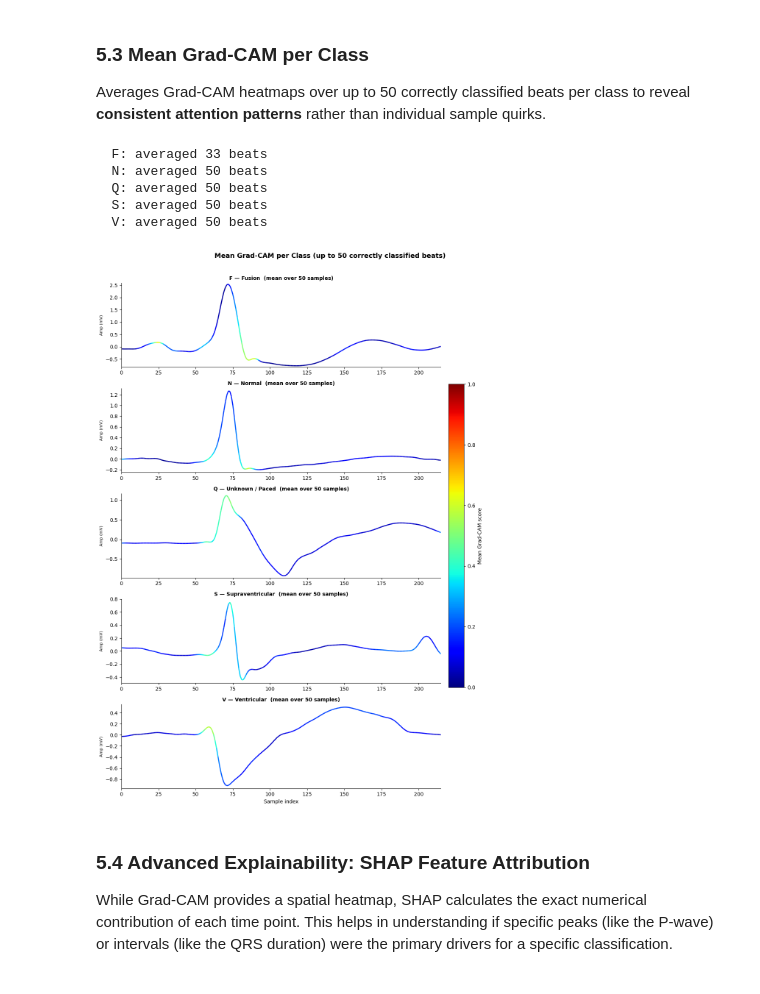
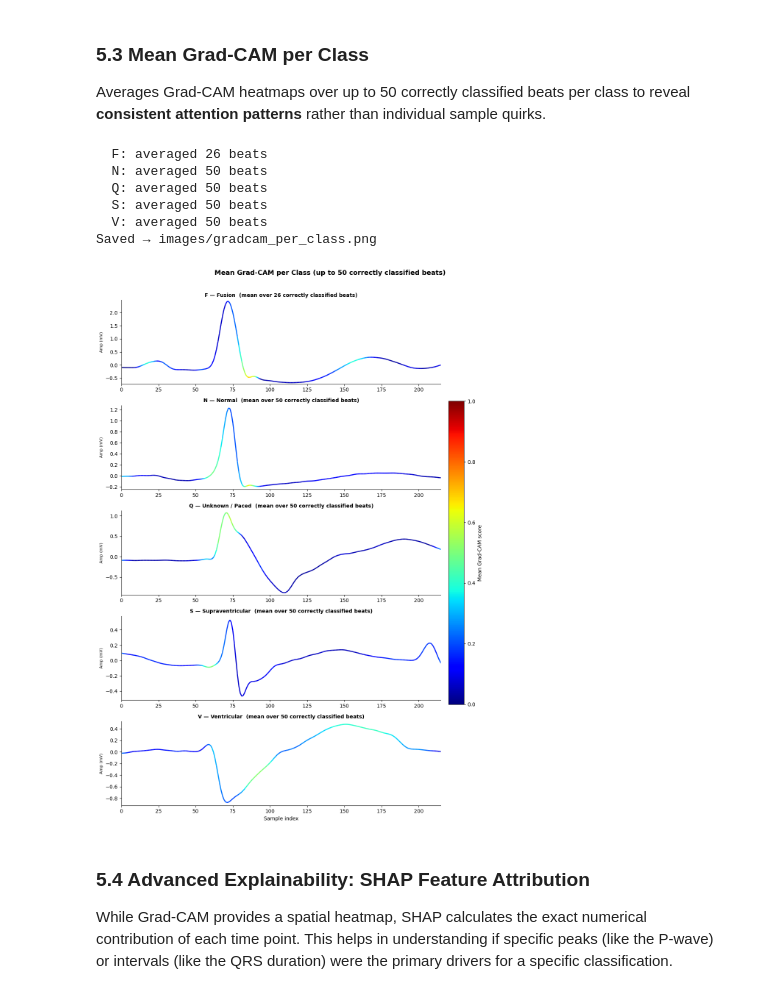
Before and after one commit to Sanugiw/ECG-Arrhythmia-Classifier, a Jupyter notebook: model_training.ipynb, the cells around one changed output. Drawn from its saved outputs; the diff is of its cells as text; code cells hidden in the pictures.

```diff
--- a/model_training.ipynb
+++ b/model_training.ipynb
@@ -800,9 +808,10 @@ plt.show()
 
 Averages Grad-CAM heatmaps over up to 50 correctly classified beats per class to reveal **consistent attention patterns** rather than individual sample quirks.
 # %%
+# ── Publication Figure 2: Representative Grad-CAM Heatmap per Class ────────
 MAX_SAMPLES = 50
 
-class_maps, class_signals = {}, {}
+class_maps, class_signals, class_counts = {}, {}, {}
 
 for cls in np.unique(y_true):
     idx = np.where((y_true == cls) & (y_pred == cls))[0][:MAX_SAMPLES]
@@ -821,10 +830,9 @@ for cls in np.unique(y_true):
     if heatmaps:
         class_maps[cls]    = np.mean(heatmaps, axis=0)
         class_signals[cls] = np.mean(signals,  axis=0)
+        class_counts[cls]  = len(heatmaps)
         print(f"  {encoder.classes_[cls]}: averaged {len(heatmaps)} beats")
 
-
-# Plot
 n    = len(class_maps)
 norm = Normalize(vmin=0, vmax=1)
 
@@ -833,48 +841,49 @@ if n == 1:
     axes = [axes]
 
 for ax, cls in zip(axes, sorted(class_maps.keys())):
-    sig = class_signals[cls]
-    hm  = class_maps[cls]
-    t   = np.arange(len(sig))
+    sig      = class_signals[cls]
+    hm       = class_maps[cls]
+    t        = np.arange(len(sig))
+    cls_name = encoder.classes_[cls]
 
     points   = np.array([t, sig]).T.reshape(-1, 1, 2)
     segments = np.concatenate([points[:-1], points[1:]], axis=1)
     lc = LineCollection(segments, cmap="jet", norm=norm, linewidth=2)
     lc.set_array(hm[:-1])
     ax.add_collection(lc)
     ax.set_xlim(t[0], t[-1])
     ax.set_ylim(sig.min() - 0.05, sig.max() + 0.05)
-
-    cls_name = encoder.classes_[cls]
     ax.set_title(
-        f"{cls_name} — {LABEL_FULL.get(cls_name, '')}  (mean over {len(heatmaps)} samples)",
+        f"{cls_name} — {LABEL_FULL.get(cls_name, '')}  "
+        f"(mean over {class_counts[cls]} correctly classified beats)",
         fontsize=10, fontweight="bold"
     )
     ax.set_ylabel("Amp (mV)", fontsize=8)
     ax.spines[["top", "right"]].set_visible(False)
 
 axes[-1].set_xlabel("Sample index")
 fig.suptitle(
     f"Mean Grad-CAM per Class (up to {MAX_SAMPLES} correctly classified beats)",
     fontsize=13, fontweight="bold", y=1.01
 )
 
-# tight_layout BEFORE colorbar to avoid the incompatibility warning
 fig.tight_layout(rect=[0, 0, 0.88, 1])
 
-# Shared colorbar placed in the reserved right margin
 sm = plt.cm.ScalarMappable(cmap="jet", norm=norm)
 sm.set_array([])
 fig.colorbar(sm, ax=axes, label="Mean Grad-CAM score", shrink=0.6, pad=0.02)
 
+fig.savefig("images/gradcam_per_class.png", dpi=300, bbox_inches="tight")
+print("Saved → images/gradcam_per_class.png")
 plt.show()
 # %% [output]
-  F: averaged 33 beats
+  F: averaged 26 beats
   N: averaged 50 beats
   Q: averaged 50 beats
   S: averaged 50 beats
   V: averaged 50 beats
+Saved → images/gradcam_per_class.png
-[figure, old version]
+[figure, new version]
 # %% [markdown]
 ### 5.4 Advanced Explainability: SHAP Feature Attribution
 
```
Also changed, not shown: parts of 12 cells of this notebook, 3 other files.
